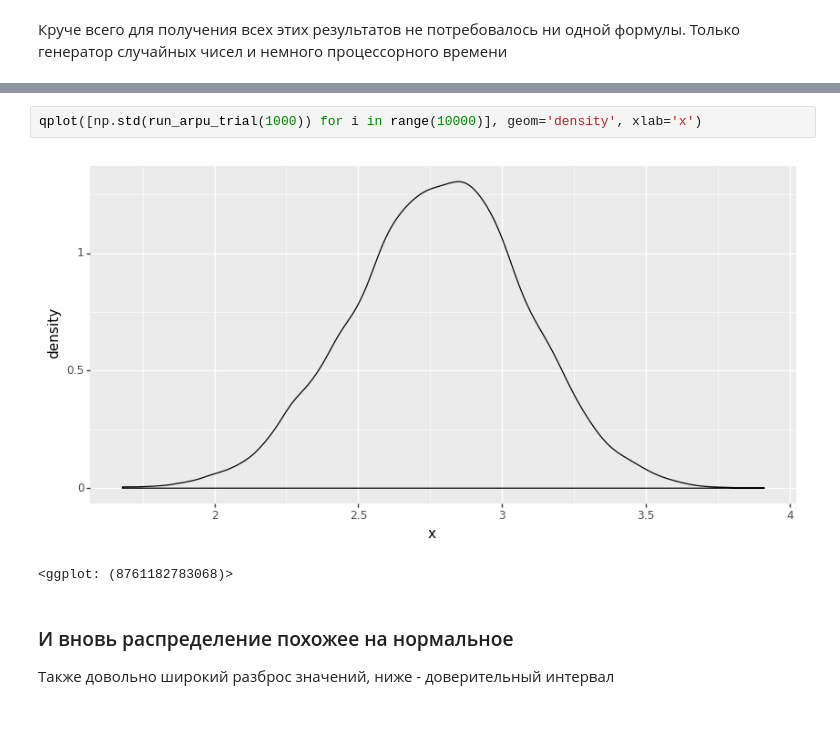
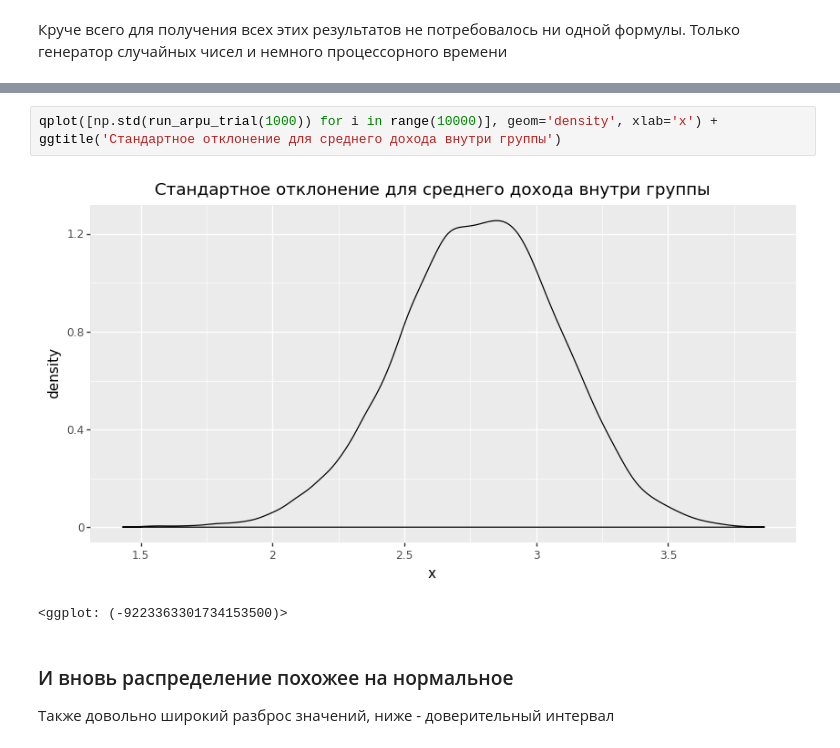
Before and after one commit to dmitriyshashkin/ods_lection, a Jupyter notebook: ods.ipynb, the cells around one changed output, grey strips where cells are left out. Cells and saved outputs as stored; diff of their text form; blank space fills up the shorter version.

```diff
--- a/ods.ipynb
+++ b/ods.ipynb
@@ -128,8 +159,8 @@ np.mean([np.std(run_arpu_trial(1000)) for i in range(10000)])
 # %%
-qplot([np.std(run_arpu_trial(1000)) for i in range(10000)], geom='density', xlab='x')
+qplot([np.std(run_arpu_trial(1000)) for i in range(10000)], geom='density', xlab='x') + ggtitle('Стандартное отклонение для среднего дохода внутри группы')
 # %% [output]
-[figure, old version]
+[figure, new version]
-<ggplot: (8761182783068)>
+<ggplot: (-9223363301734153500)>
 # %% [markdown]
 ### И вновь распределение похожее на нормальное
 Также довольно широкий разброс значений, ниже - доверительный интервал
```
Also changed, not shown: parts of 27 cells of this notebook.
